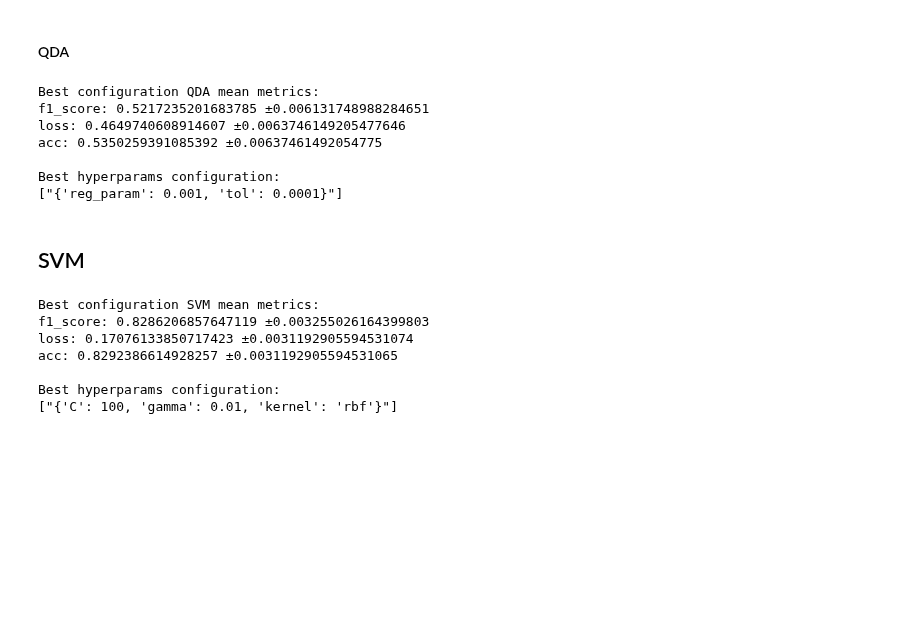
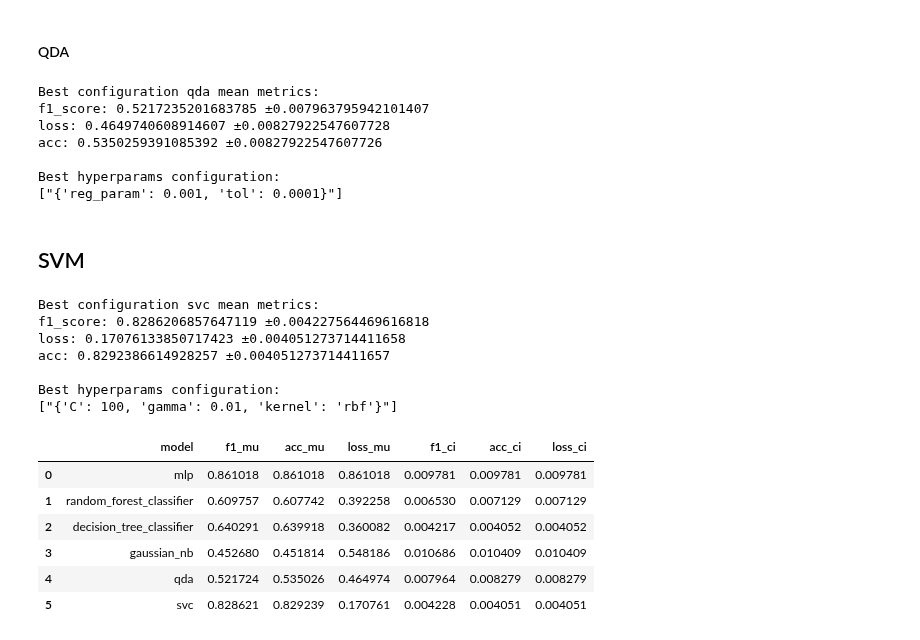
Before and after one commit to prushh/movie-lens-mlp, a Jupyter notebook: notebooks/3.0-performance-analysis.ipynb, the cells around one changed output. Cells and saved outputs as stored; diff of their text form; code cells hidden in the pictures; blank space fills up the shorter version.

```diff
--- a/notebooks/3.0-performance-analysis.ipynb
+++ b/notebooks/3.0-performance-analysis.ipynb
@@ -242,4 +281,4 @@ print_statistics_model(res_random_forest, 'random forest classifier')
 #### Decision tree
 # %%
 res_decision_tree = calculate_statistics_sklearn(tree_res, 'decision_tree_classifier')
-print_statistics_model(res_decision_tree, 'decision tree classifier')
+df_test_metric = summary_statistics_model(df_test_metric, res_decision_tree, 'decision_tree_classifier')
@@ -254,12 +309,12 @@ print_statistics_model(res_gaussian_nb, 'gaussianNB')
 #### QDA
 # %%
 res_qda = calculate_statistics_sklearn(naive_res, 'qda')
-print_statistics_model(res_qda, 'QDA')
+df_test_metric = summary_statistics_model(df_test_metric, res_qda, 'qda')
 # %% [output]
-Best configuration QDA mean metrics:
-f1_score: 0.5217235201683785 ±0.006131748988284651
-loss: 0.4649740608914607 ±0.0063746149205477646
-acc: 0.5350259391085392 ±0.00637461492054775
+Best configuration qda mean metrics:
+f1_score: 0.5217235201683785 ±0.007963795942101407
+loss: 0.4649740608914607 ±0.00827922547607728
+acc: 0.5350259391085392 ±0.00827922547607726
 
 Best hyperparams configuration:
 ["{'reg_param': 0.001, 'tol': 0.0001}"]
@@ -267,12 +322,23 @@ Best hyperparams configuration:
 ## SVM
 # %%
 res_svm = calculate_statistics_sklearn(svm_res, 'svc')
-print_statistics_model(res_svm, 'SVM')
+df_test_metric = summary_statistics_model(df_test_metric, res_svm, 'svc')
 # %% [output]
-Best configuration SVM mean metrics:
-f1_score: 0.8286206857647119 ±0.003255026164399803
-loss: 0.17076133850717423 ±0.0031192905594531074
-acc: 0.8292386614928257 ±0.0031192905594531065
+Best configuration svc mean metrics:
+f1_score: 0.8286206857647119 ±0.004227564469616818
+loss: 0.17076133850717423 ±0.004051273714411658
+acc: 0.8292386614928257 ±0.004051273714411657
 
 Best hyperparams configuration:
 ["{'C': 100, 'gamma': 0.01, 'kernel': 'rbf'}"]
+# %%
+# TODO: export DataFrame
+df_test_metric
+# %% [output]
+|  | model | f1_mu | acc_mu | loss_mu | f1_ci | acc_ci | loss_ci |
+| 0 | mlp | 0.861018 | 0.861018 | 0.861018 | 0.009781 | 0.009781 | 0.009781 |
+| 1 | random_forest_classifier | 0.609757 | 0.607742 | 0.392258 | 0.006530 | 0.007129 | 0.007129 |
+| 2 | decision_tree_classifier | 0.640291 | 0.639918 | 0.360082 | 0.004217 | 0.004052 | 0.004052 |
+| 3 | gaussian_nb | 0.452680 | 0.451814 | 0.548186 | 0.010686 | 0.010409 | 0.010409 |
+| 4 | qda | 0.521724 | 0.535026 | 0.464974 | 0.007964 | 0.008279 | 0.008279 |
+| 5 | svc | 0.828621 | 0.829239 | 0.170761 | 0.004228 | 0.004051 | 0.004051 |
```
Also changed, not shown: parts of 15 cells of this notebook, 1 other file.
